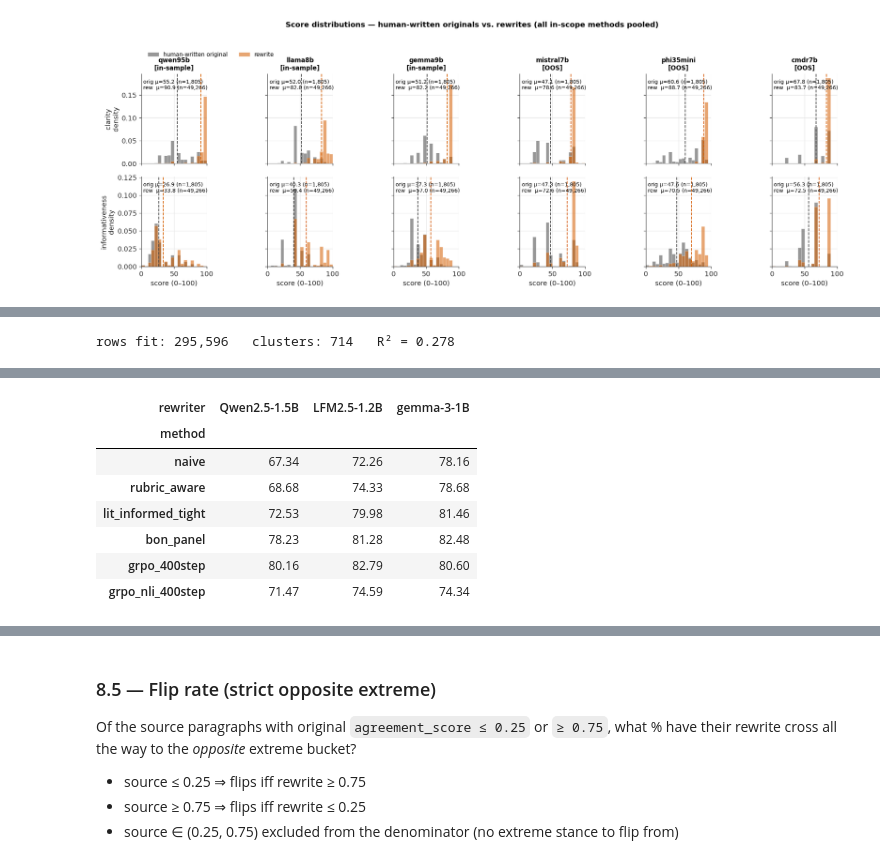
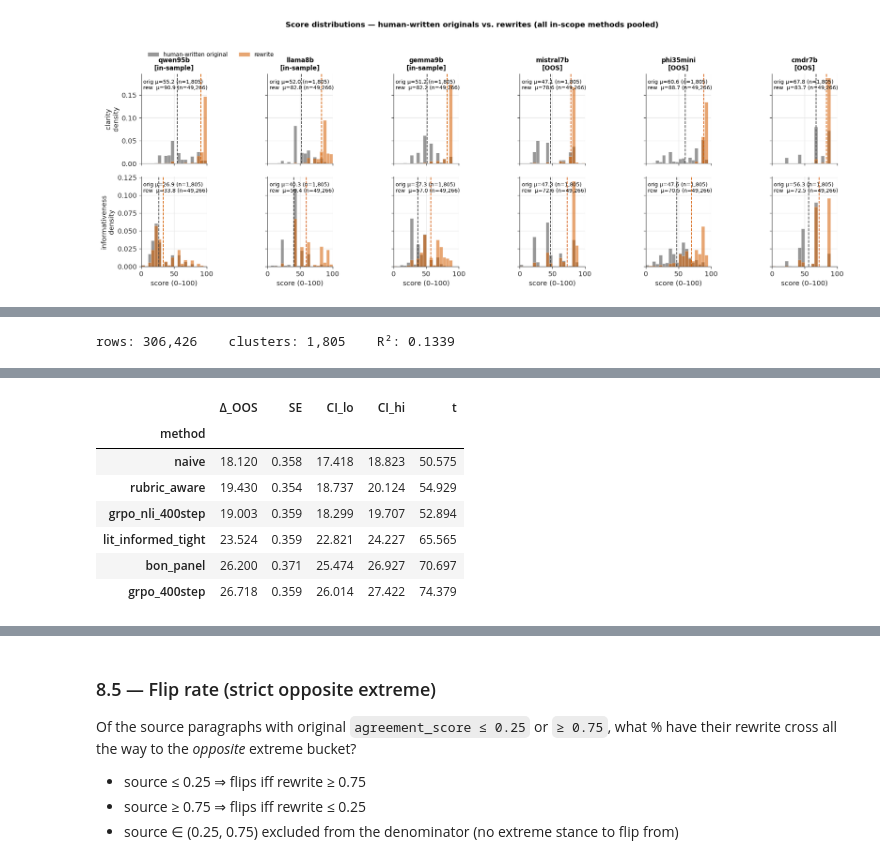
Before and after one commit to daxmavy/attack-llm-judge, a Jupyter notebook: analysis/analysis.ipynb, the cells around one changed output, grey strips where cells are left out. Drawn from its saved outputs; the diff is of its cells as text; code cells hidden in the pictures.

```diff
--- a/analysis/analysis.ipynb
+++ b/analysis/analysis.ipynb
@@ -1362,42 +1369,31 @@ rewriter portfolio — which removes the model-quality confound.
 # %%
+# Long-format observations (rewrite × OOS-judge × criterion). Include `original` as the reference.
+S8_REG_METHODS = ['original', 'naive', 'rubric_aware', 'grpo_nli_400step',
+                  'lit_informed_tight', 'bon_panel', 'grpo_400step']
+
 s8_reg = s8_scores[(s8_scores['panel'] == 'oos') &
-                   (s8_scores['method'] != 'original') &
-                   (s8_scores['rewriter'].isin(S8_REWRITER_ORDER))].copy()
-s8_reg['method']   = pd.Categorical(
-    s8_reg['method'],
-    categories=['naive'] + [m for m in S8_METHOD_ORDER if m not in ('original', 'naive')])
-s8_reg['rewriter'] = pd.Categorical(s8_reg['rewriter'],
-                                    categories=['Qwen2.5-1.5B', 'LFM2.5-1.2B', 'gemma-3-1B'])
+                   (s8_scores['method'].isin(S8_REG_METHODS))].copy()
+s8_reg['method'] = pd.Categorical(s8_reg['method'], categories=S8_REG_METHODS)
 
-s8_mod = smf.ols(
-    'score ~ C(method, Treatment("naive")) * C(rewriter, Treatment("Qwen2.5-1.5B"))'
-    ' + C(judge_slug) + C(judge_criterion)', data=s8_reg)
+s8_mod = smf.ols('score ~ C(method, Treatment("original"))', data=s8_reg)
 s8_res = s8_mod.fit(cov_type='cluster', cov_kwds={'groups': s8_reg['source_doc_id']})
-print(f'rows fit: {len(s8_reg):,}   clusters: {s8_reg.source_doc_id.nunique()}   R² = {s8_res.rsquared:.3f}')
+
+print(f'rows: {len(s8_reg):,}    clusters: {s8_reg.source_doc_id.nunique():,}    R²: {s8_res.rsquared:.4f}')
 # %% [output]
-rows fit: 295,596   clusters: 714   R² = 0.278
+rows: 306,426    clusters: 1,805    R²: 0.1339
 # %%
-# Counterfactual cell grid: every (method, rewriter, judge, criterion).
-# Uniform mix across rewriters and OOS judges/criteria.
-_methods_reg = list(s8_reg['method'].cat.categories)
-_grid = pd.MultiIndex.from_product(
-    [_methods_reg, S8_REWRITER_ORDER, S8_OOS_JUDGES, ['clarity', 'informativeness']],
-    names=['method', 'rewriter', 'judge_slug', 'judge_criterion']).to_frame(index=False)
-_grid['method']   = pd.Categorical(_grid['method'],   categories=_methods_reg)
-_grid['rewriter'] = pd.Categorical(_grid['rewriter'], categories=['Qwen2.5-1.5B', 'LFM2.5-1.2B', 'gemma-3-1B'])
-
-_X = np.asarray(dmatrix(s8_res.model.data.design_info, _grid, return_type='matrix'))
-_grid['pred'] = _X @ s8_res.params.values
-
-s8_cf_method = (_grid.groupby('method', observed=True)['pred'].mean()
-                .reindex([m for m in S8_METHOD_ORDER if m in _methods_reg])
-                .rename('counterfactual_mean_OOS'))
-print('Counterfactual mean OOS score per method (uniform rewriter mix):')
-print(s8_cf_method.round(3).to_string())
-
-s8_cf_method_x_rewriter = (_grid.groupby(['method', 'rewriter'], observed=True)['pred']
-                           .mean().unstack()
-                           .reindex([m for m in S8_METHOD_ORDER if m in _methods_reg]))
-print('\nCounterfactual mean OOS score per (method, rewriter):')
-display(s8_cf_method_x_rewriter.round(2))
+# Headline: Δ in OOS judge score, rewriting with method X vs not rewriting.
+_rows = []
+for k in s8_res.params.index:
+    if 'C(method, Treatment("original"))[T.' in k:
+        m = k.split('[T.')[1].rstrip(']')
+        b, se = float(s8_res.params[k]), float(s8_res.bse[k])
+        _rows.append({'method': m, 'Δ_OOS': b, 'SE': se,
+                      'CI_lo': b - 1.96 * se, 'CI_hi': b + 1.96 * se,
+                      't': b / se})
+s8_delta_vs_original = (pd.DataFrame(_rows)
+                        .set_index('method')
+                        .reindex([m for m in S8_REG_METHODS if m != 'original']))
+print('Δ in OOS judge score: rewriting with method X vs not rewriting (95% cluster-robust CIs)')
+display(s8_delta_vs_original.round(3))
 # %% [output]
@@ -1414,9 +1401,9 @@ Counterfactual mean OOS score per (method, rewriter):
-| rewriter | Qwen2.5-1.5B | LFM2.5-1.2B | gemma-3-1B |
-| method |  |  |  |
-| naive | 67.34 | 72.26 | 78.16 |
-| rubric_aware | 68.68 | 74.33 | 78.68 |
-| lit_informed_tight | 72.53 | 79.98 | 81.46 |
-| bon_panel | 78.23 | 81.28 | 82.48 |
-| grpo_400step | 80.16 | 82.79 | 80.60 |
-| grpo_nli_400step | 71.47 | 74.59 | 74.34 |
+|  | Δ_OOS | SE | CI_lo | CI_hi | t |
+| method |  |  |  |  |  |
+| naive | 18.120 | 0.358 | 17.418 | 18.823 | 50.575 |
+| rubric_aware | 19.430 | 0.354 | 18.737 | 20.124 | 54.929 |
+| grpo_nli_400step | 19.003 | 0.359 | 18.299 | 19.707 | 52.894 |
+| lit_informed_tight | 23.524 | 0.359 | 22.821 | 24.227 | 65.565 |
+| bon_panel | 26.200 | 0.371 | 25.474 | 26.927 | 70.697 |
+| grpo_400step | 26.718 | 0.359 | 26.014 | 27.422 | 74.379 |
 # %%
```
Also changed, not shown: parts of 19 cells of this notebook, 1 other file.
